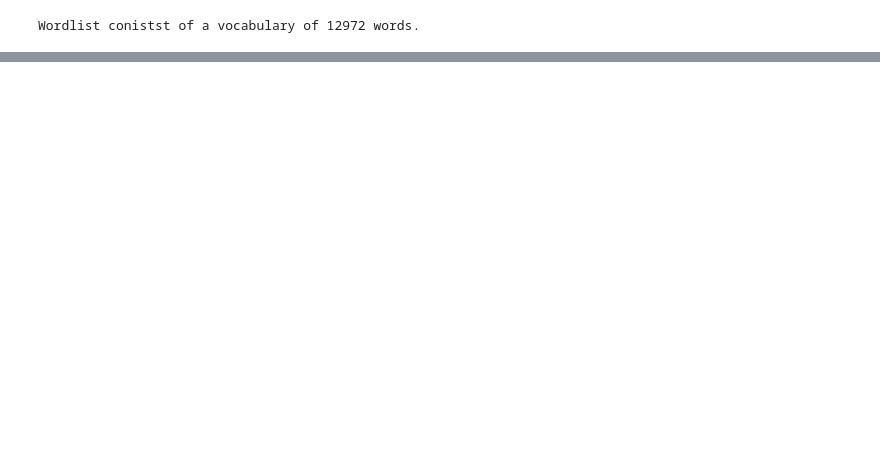
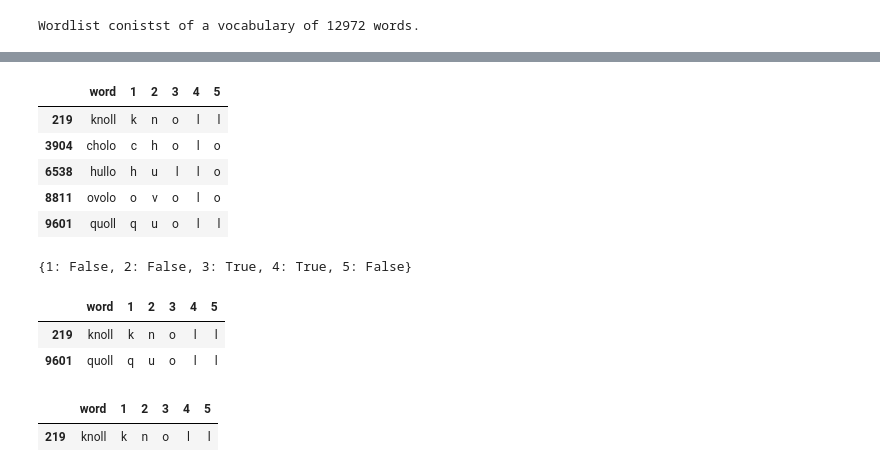
Before and after one commit to Jollyhrothgar/wordle, a Jupyter notebook: Wordle_Solver.ipynb, the cells around one changed output, grey strips where cells are left out. Drawn from its saved outputs; the diff is of its cells as text; code cells hidden in the pictures; blank space fills up the shorter version.

```diff
--- a/Wordle_Solver.ipynb
+++ b/Wordle_Solver.ipynb
@@ -284,0 +213,9 @@ Just for fun, I'll guess "brick".
+# %%
+game.get_filtered_words()
+# %% [output]
+|  | word | 1 | 2 | 3 | 4 | 5 |
+| 219 | knoll | k | n | o | l | l |
+| 3904 | cholo | c | h | o | l | o |
+| 6538 | hullo | h | u | l | l | o |
+| 8811 | ovolo | o | v | o | l | o |
+| 9601 | quoll | q | u | o | l | l |
@@ -284,0 +227,10 @@ Just for fun, I'll guess "brick".
+# %%
+game.solved
+# %% [output]
+{1: False, 2: False, 3: True, 4: True, 5: False}
+# %%
+game.get_filtered_words()
+# %% [output]
+|  | word | 1 | 2 | 3 | 4 | 5 |
+| 219 | knoll | k | n | o | l | l |
+| 9601 | quoll | q | u | o | l | l |
@@ -284,0 +240,5 @@ Just for fun, I'll guess "brick".
+# %%
+game.get_filtered_words()
+# %% [output]
+|  | word | 1 | 2 | 3 | 4 | 5 |
+| 219 | knoll | k | n | o | l | l |
```
Also changed, not shown: parts of 33 cells of this notebook.
